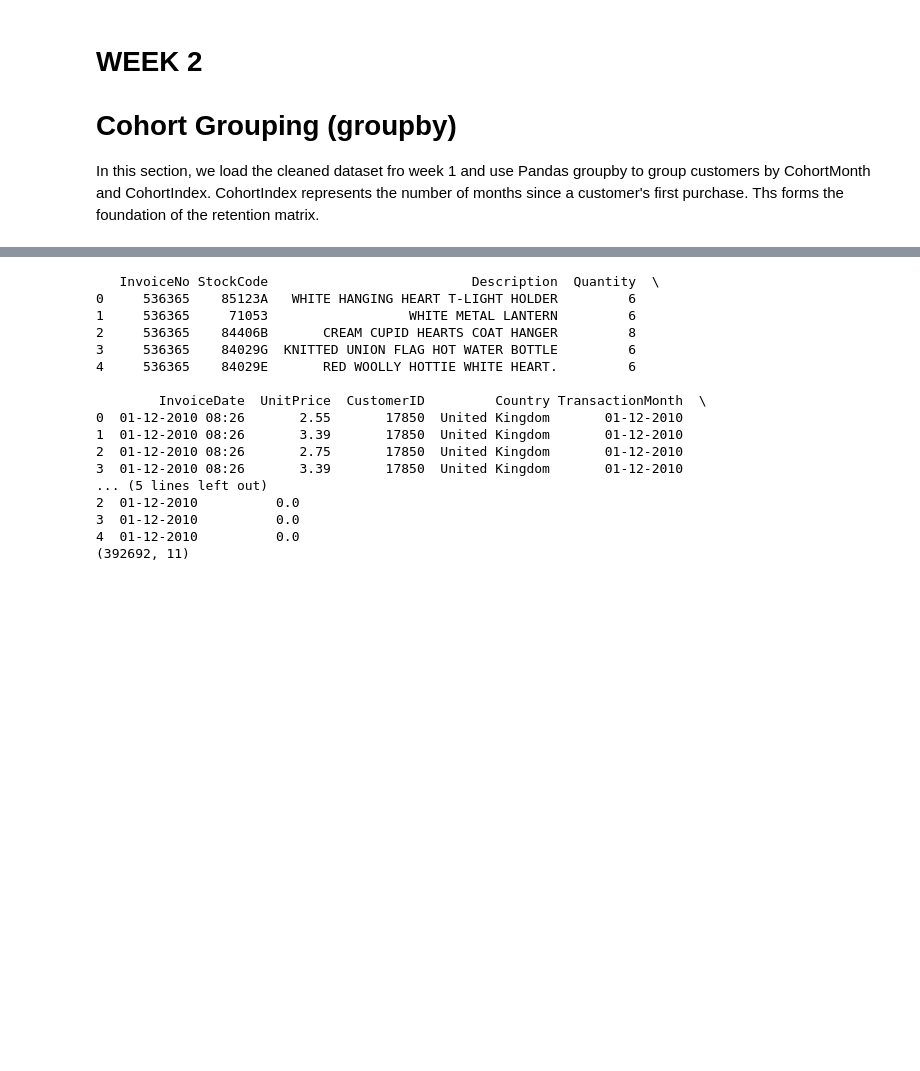
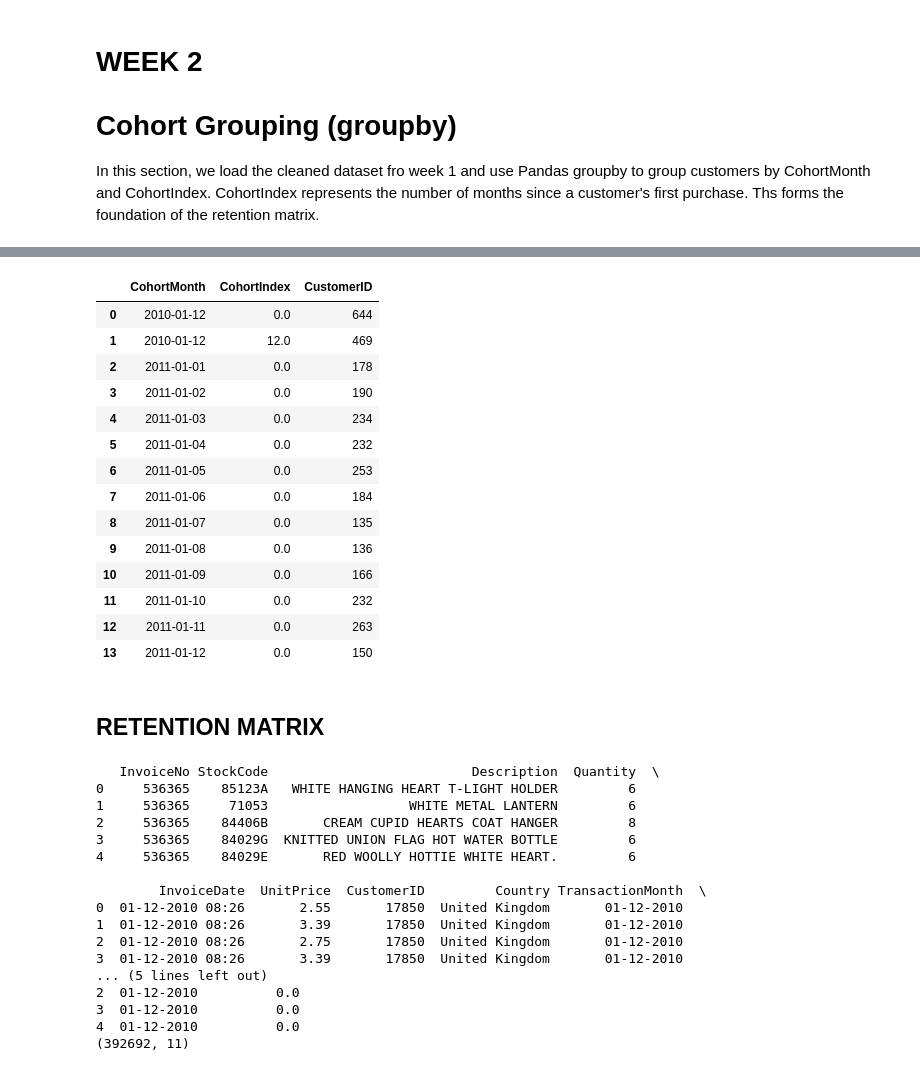
Before and after one commit to kalanidy/Infotact-intern-project-2-, a Jupyter notebook: week 2/WEEK2WORK_Completed.ipynb, the cells around one changed output, grey strips where cells are left out. Cells and saved outputs as stored; diff of their text form; code cells hidden in the pictures; blank space fills up the shorter version.

```diff
--- a/week 2/WEEK2WORK_Completed.ipynb
+++ b/week 2/WEEK2WORK_Completed.ipynb
@@ -4,0 +44,3 @@ In this section, we load the cleaned dataset fro week 1 and use Pandas groupby t
+# %%
+df['TransactionMonth']=pd.to_datetime(df['TransactionMonth'])
+df['CohortMonth']=pd.to_datetime(df['CohortMonth'])
@@ -4,0 +52,5 @@ In this section, we load the cleaned dataset fro week 1 and use Pandas groupby t
+# %%
+df['CohortIndex'] = (
+    (df['TransactionMonth'].dt.year - df['CohortMonth'].dt.year) * 12
+    + (df['TransactionMonth'].dt.month - df['CohortMonth'].dt.month)
+)
@@ -4,0 +76,4 @@ In this section, we load the cleaned dataset fro week 1 and use Pandas groupby t
+# %%
+cohort_data = df.groupby(
+    ['CohortMonth', 'CohortIndex']
+)['CustomerID'].nunique().reset_index()
@@ -5,3 +124,23 @@ In this section, we load the cleaned dataset fro week 1 and use Pandas groupby t
+# %%
+cohort_data.head(20)
+# %% [output]
+|  | CohortMonth | CohortIndex | CustomerID |
+| 0 | 2010-01-12 | 0.0 | 644 |
+| 1 | 2010-01-12 | 12.0 | 469 |
+| 2 | 2011-01-01 | 0.0 | 178 |
+| 3 | 2011-01-02 | 0.0 | 190 |
+| 4 | 2011-01-03 | 0.0 | 234 |
+| 5 | 2011-01-04 | 0.0 | 232 |
+| 6 | 2011-01-05 | 0.0 | 253 |
+| 7 | 2011-01-06 | 0.0 | 184 |
+| 8 | 2011-01-07 | 0.0 | 135 |
+| 9 | 2011-01-08 | 0.0 | 136 |
+| 10 | 2011-01-09 | 0.0 | 166 |
+| 11 | 2011-01-10 | 0.0 | 232 |
+| 12 | 2011-01-11 | 0.0 | 263 |
+| 13 | 2011-01-12 | 0.0 | 150 |
+# %% [markdown]
+## RETENTION MATRIX
 # %%
 import pandas as pd
 df = pd.read_csv("cleaned_retail_data_updated.csv", encoding='latin-1')
```
Also changed, not shown: parts of 16 cells of this notebook, 1 other file.
